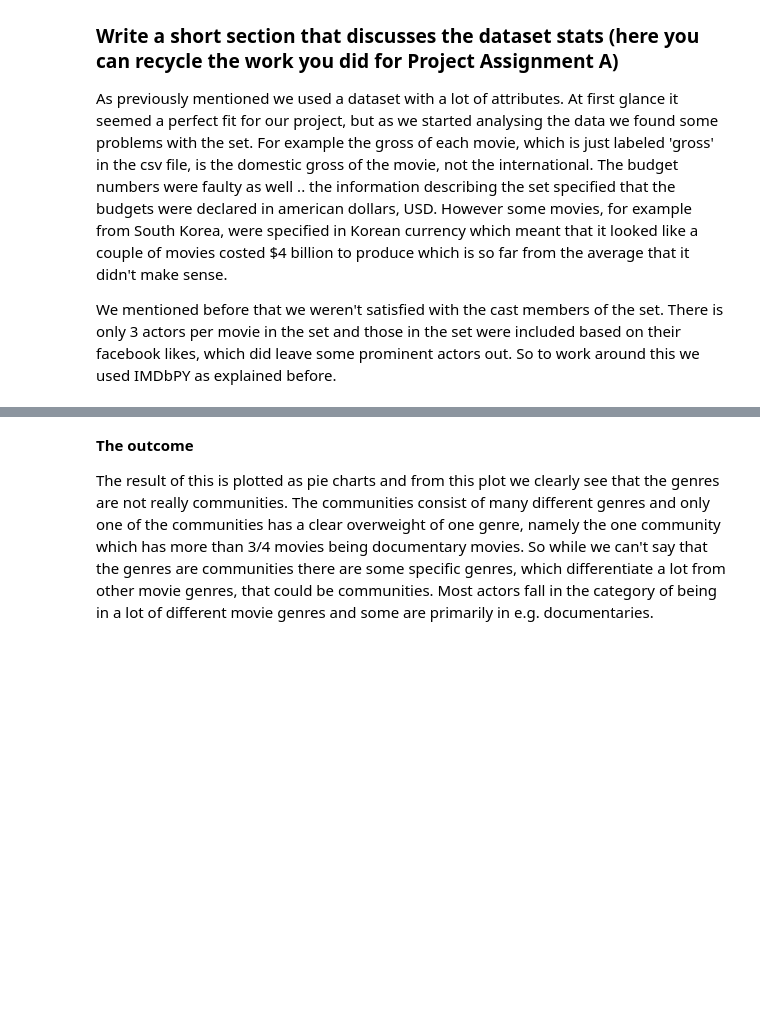
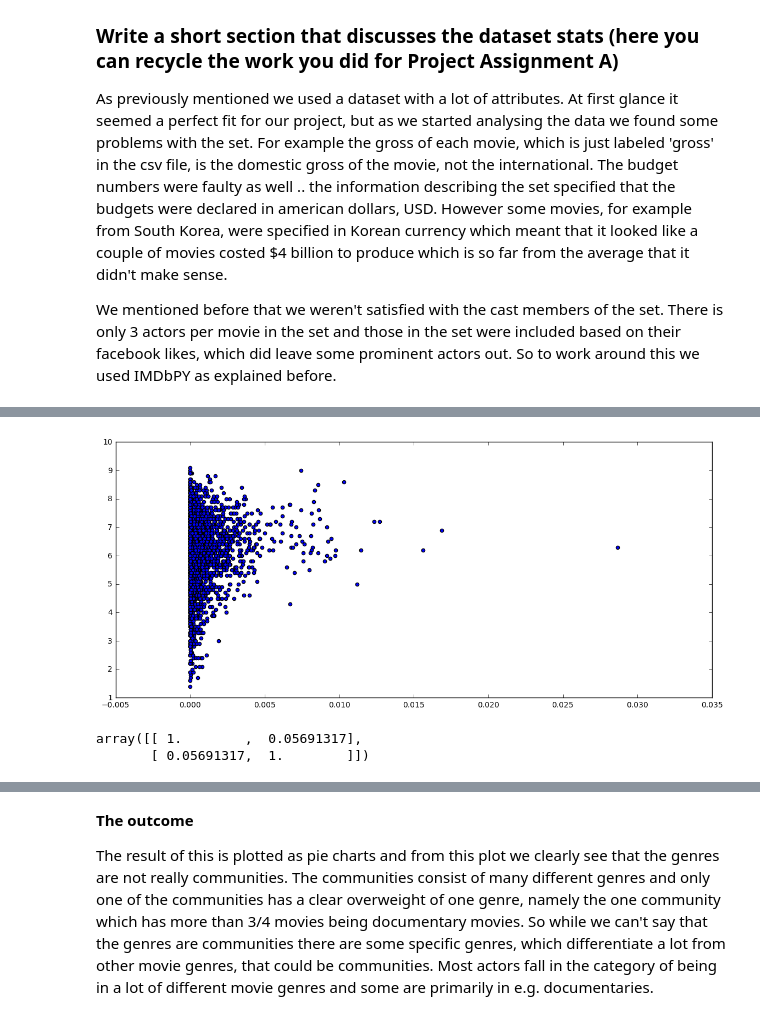
Before and after one commit to TSandfeld/02805_imdb.github.io, a Jupyter notebook: Assignment B.ipynb, the cells around one changed output, grey strips where cells are left out. Cells and saved outputs as stored; diff of their text form; code cells hidden in the pictures; blank space fills up the shorter version.

```diff
--- a/Assignment B.ipynb
+++ b/Assignment B.ipynb
@@ -73,6 +100,6 @@ We use the Louvain algorithm for community detection in a graph. This automatica
 #                G.add_edge(title, title2)
 # %%
 with open('films_graph.pickle', 'rb') as f:
-    G = pickle.load(f)
+    G = cPickle.load(f)
 # %%
 nx.draw(G,node_size=20)
@@ -78,0 +108,8 @@ nx.draw(G,node_size=20)
+# %%
+btc = nx.betweenness_centrality(G)
+
+sorted_btc = sorted(btc, key = btc.get,reverse = True)
+
+for i in range(0,10):
+    p = sorted_btc[i]
+    print p,btc[p]
@@ -86,9 +145,29 @@ for i in range(0,10):
 # %%
-with open('sorted_betweenness_cent_movies_graph.pickle', 'rb') as f:
-    sorted_btc = cPickle.load(f)
-
-for i in range(0,10):
-    print sorted_btc[i]
+with open('films_dict.pickle', 'rb') as f:
+    films_dict = cPickle.load(f)
+# %%
+ratings = []
+btcs = []
+count = 0
+for title, attr in films_dict.iteritems():
+    t = str(title)
+    try:
+        btcs.append(btc[t])
+        r = attr['rating']
+        r = float(r)
+        ratings.append(r)
+    except:
+        continue
+# %%
+plt.scatter(btcs,ratings)
+plt.show()
+# %% [output]
+[figure, added]
+# %%
+np.corrcoef(btcs,ratings)
+# %% [output]
+array([[ 1.        ,  0.05691317],
+       [ 0.05691317,  1.        ]])
 # %%
 giant = max(nx.connected_component_subgraphs(G), key=len)
 # %%
```
Also changed, not shown: parts of 29 cells of this notebook.
